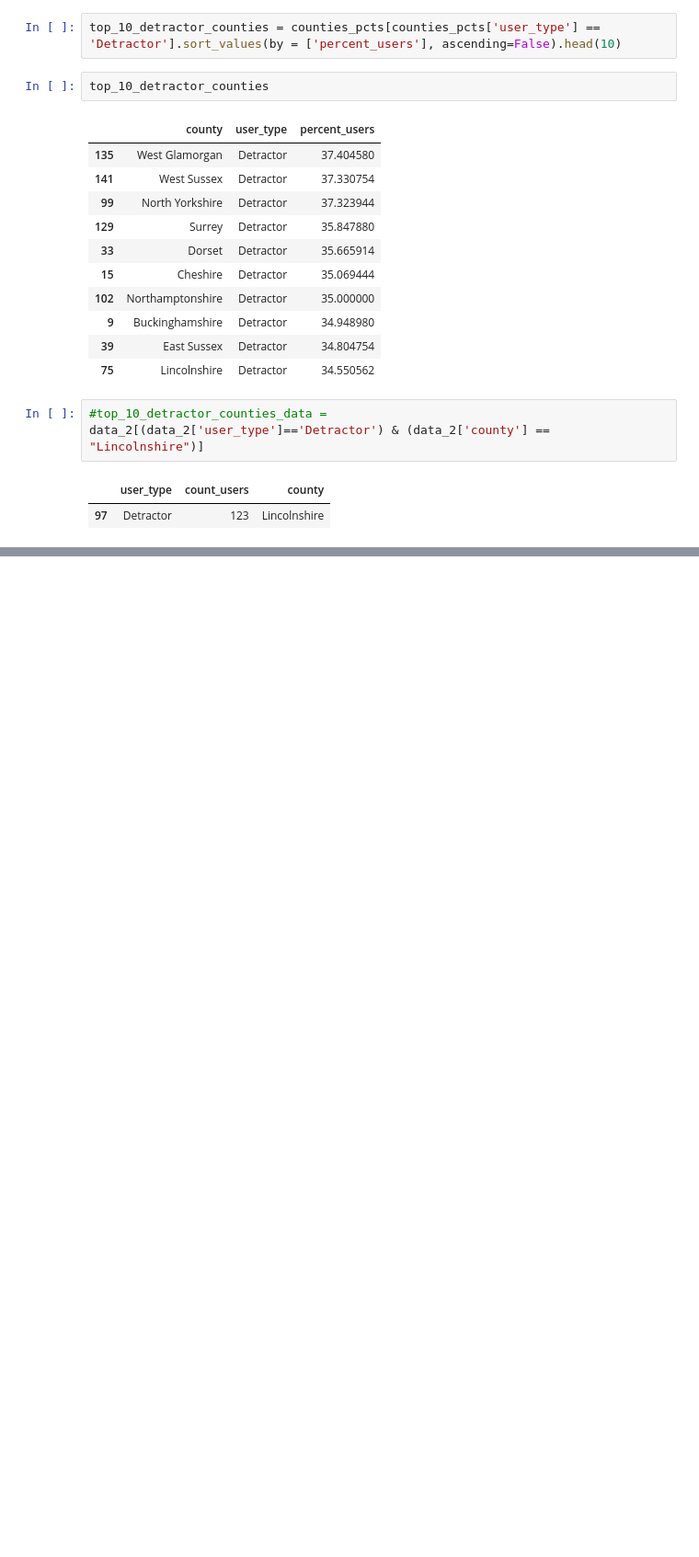
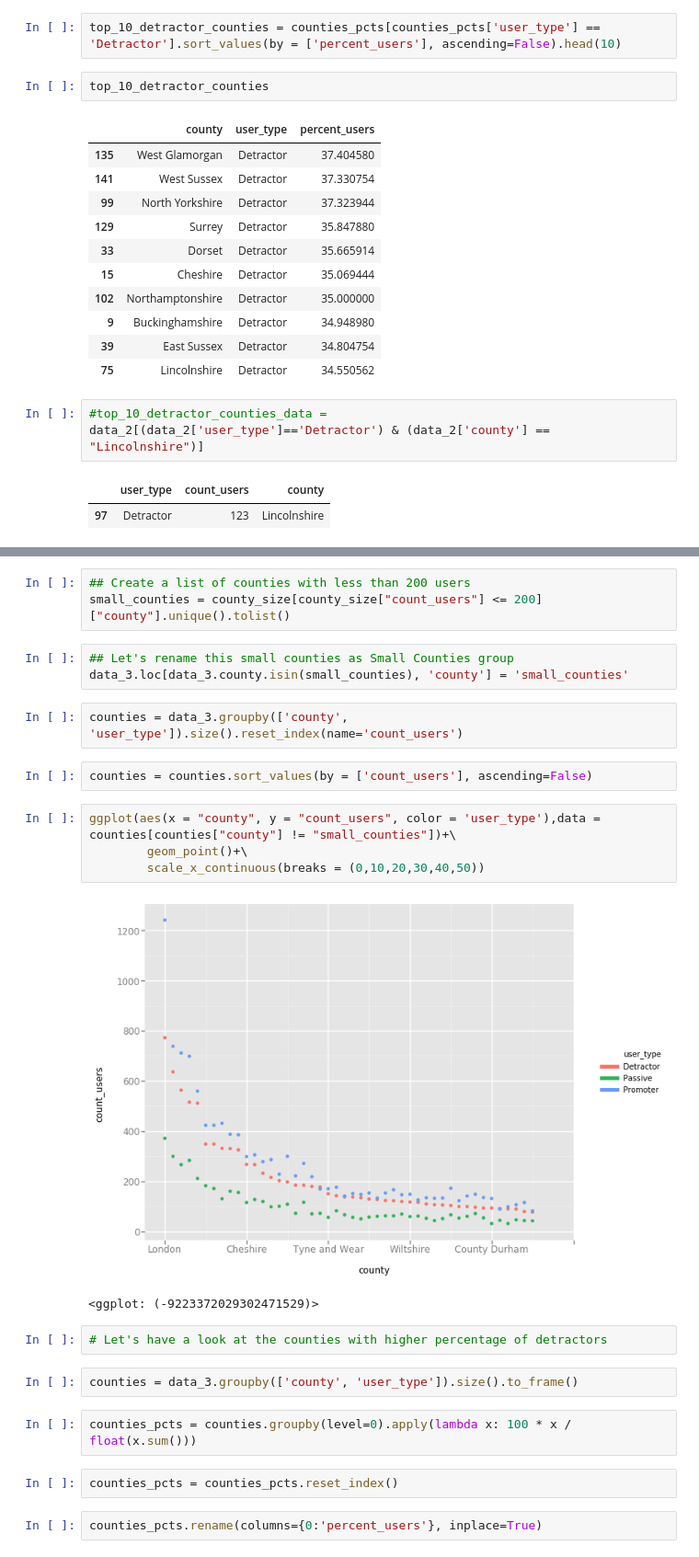
Before and after one commit to giacman/mybuilder_tech-task, a Jupyter notebook: tech_task.ipynb, the cells around one changed output, grey strips where cells are left out. Shown at 92% size. Drawn from its saved outputs; the diff is of its cells as text; blank space fills up the shorter version.

```diff
--- a/tech_task.ipynb
+++ b/tech_task.ipynb
@@ -305,0 +354,27 @@ query_3 = """
+# %%
+## Create a list of counties with less than 200 users
+small_counties = county_size[county_size["count_users"] <= 200]["county"].unique().tolist()
+# %%
+## Let's rename this small counties as Small Counties group
+data_3.loc[data_3.county.isin(small_counties), 'county'] = 'small_counties'
+# %%
+counties = data_3.groupby(['county', 'user_type']).size().reset_index(name='count_users')
+# %%
+counties = counties.sort_values(by = ['count_users'], ascending=False)
+# %%
+ggplot(aes(x = "county", y = "count_users", color = 'user_type'),data = counties[counties["county"] != "small_counties"])+\
+        geom_point()+\
+        scale_x_continuous(breaks = (0,10,20,30,40,50))
+# %% [output]
+[figure, added]
+<ggplot: (-9223372029302471529)>
+# %%
+# Let's have a look at the counties with higher percentage of detractors
+# %%
+counties = data_3.groupby(['county', 'user_type']).size().to_frame()
+# %%
+counties_pcts = counties.groupby(level=0).apply(lambda x: 100 * x / float(x.sum()))
+# %%
+counties_pcts = counties_pcts.reset_index()
+# %%
+counties_pcts.rename(columns={0:'percent_users'}, inplace=True)
```
Also changed, not shown: parts of 16 cells of this notebook.
